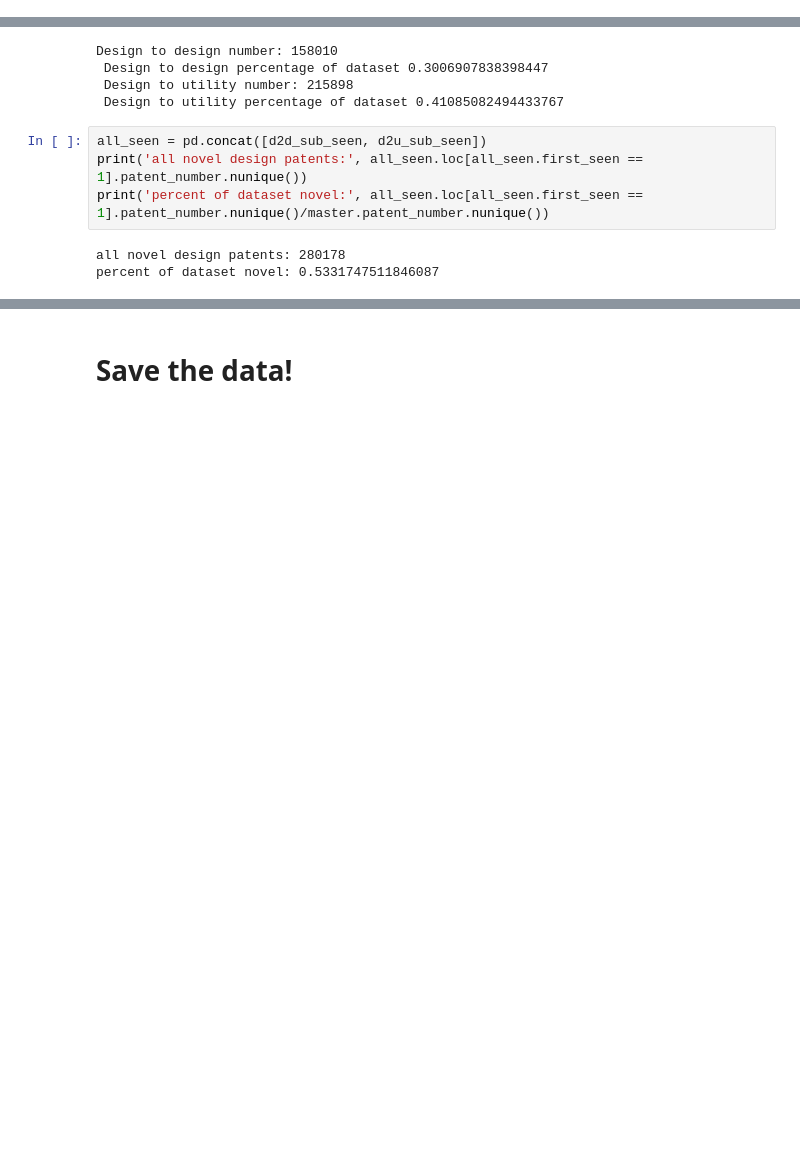
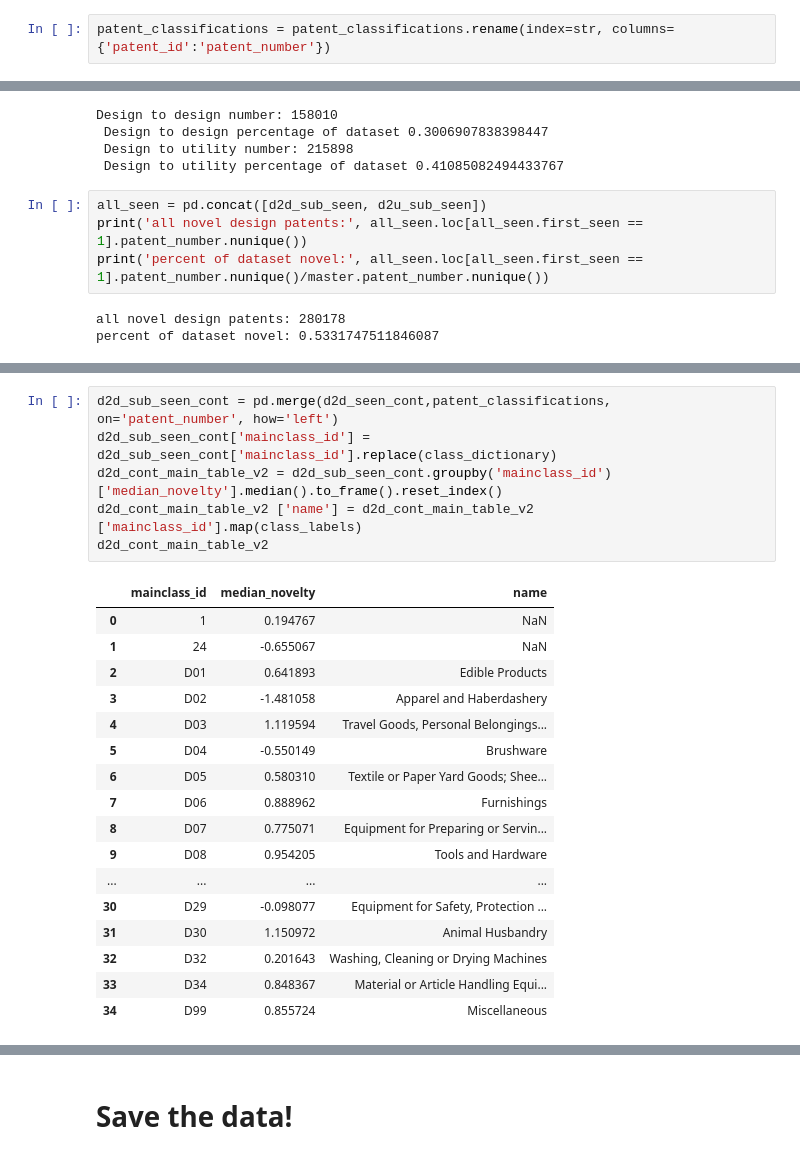
Before and after one commit to TieraLee/patents, a Jupyter notebook: Step 6 - Analyzing Novelty.ipynb, the cells around one changed output, grey strips where cells are left out. Drawn from its saved outputs; the diff is of its cells as text; blank space fills up the shorter version.

```diff
--- a/Step 6 - Analyzing Novelty.ipynb
+++ b/Step 6 - Analyzing Novelty.ipynb
@@ -56,3 +82,5 @@ d2d_seen.head()
+# %%
+patent_classifications = patent_classifications.rename(index=str, columns={'patent_id':'patent_number'})
 # %% [markdown]
 Let's examine how many novel combinations exist in the discrete measure
 # %%
@@ -317,0 +319,24 @@ percent of dataset novel: 0.5331747511846087
+# %%
+d2d_sub_seen_cont = pd.merge(d2d_seen_cont,patent_classifications, on='patent_number', how='left')
+d2d_sub_seen_cont['mainclass_id'] = d2d_sub_seen_cont['mainclass_id'].replace(class_dictionary)
+d2d_cont_main_table_v2 = d2d_sub_seen_cont.groupby('mainclass_id')['median_novelty'].median().to_frame().reset_index()
+d2d_cont_main_table_v2 ['name'] = d2d_cont_main_table_v2 ['mainclass_id'].map(class_labels)
+d2d_cont_main_table_v2
+# %% [output]
+|  | mainclass_id | median_novelty | name |
+| 0 | 1 | 0.194767 | NaN |
+| 1 | 24 | -0.655067 | NaN |
+| 2 | D01 | 0.641893 | Edible Products |
+| 3 | D02 | -1.481058 | Apparel and Haberdashery |
+| 4 | D03 | 1.119594 | Travel Goods, Personal Belongings... |
+| 5 | D04 | -0.550149 | Brushware |
+| 6 | D05 | 0.580310 | Textile or Paper Yard Goods; Shee... |
+| 7 | D06 | 0.888962 | Furnishings |
+| 8 | D07 | 0.775071 | Equipment for Preparing or Servin... |
+| 9 | D08 | 0.954205 | Tools and Hardware |
+| ... | ... | ... | ... |
+| 30 | D29 | -0.098077 | Equipment for Safety, Protection ... |
+| 31 | D30 | 1.150972 | Animal Husbandry |
+| 32 | D32 | 0.201643 | Washing, Cleaning or Drying Machines |
+| 33 | D34 | 0.848367 | Material or Article Handling Equi... |
+| 34 | D99 | 0.855724 | Miscellaneous |
```
Also changed, not shown: parts of 32 cells of this notebook, 2 other files.
